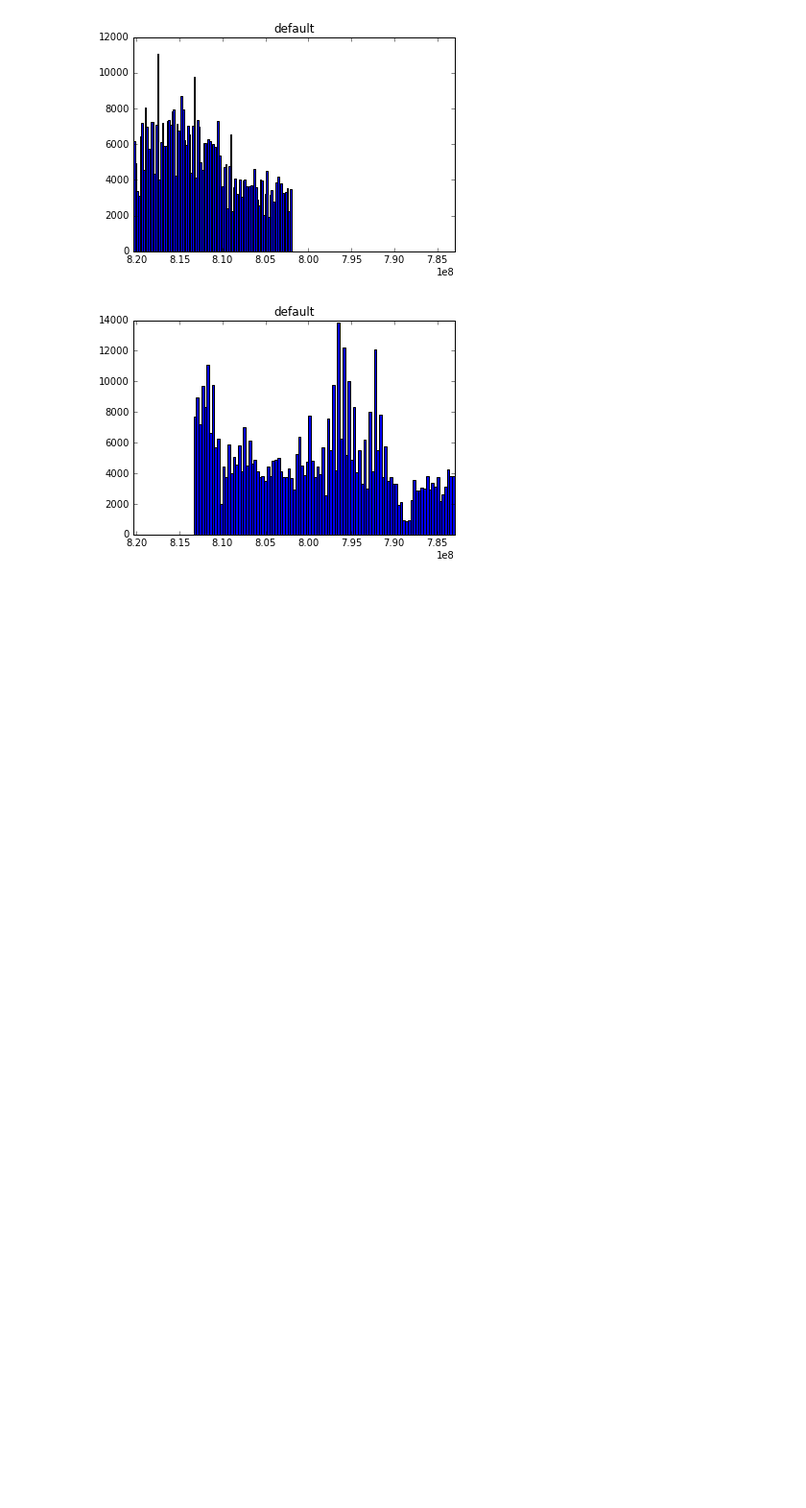
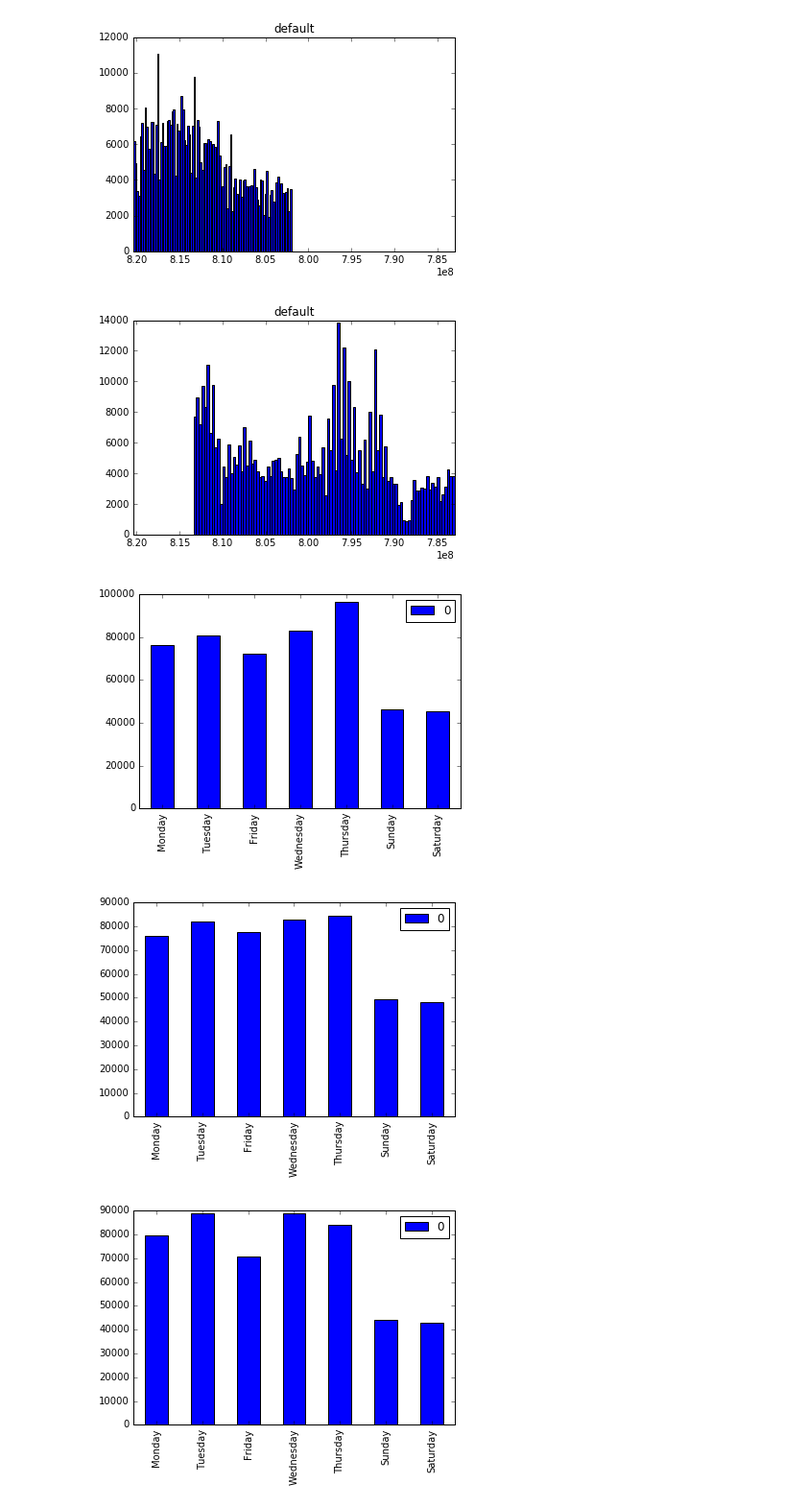
Before and after one commit to DawidSzcz/Eksploracja_projekt, a Jupyter notebook: Project.ipynb, the cells around one changed output. Shown at 96% size. Cells and saved outputs as stored; diff of their text form; code cells hidden in the pictures; blank space fills up the shorter version.

```diff
--- a/Project.ipynb
+++ b/Project.ipynb
@@ -77,3 +76,20 @@ print_hist(server_data[server_data['target'] == 3]['date'], lim=limes, b=100)
 [figure]
 [figure]
 [figure]
+# %%
+from collections import Counter
+from datetime import datetime
+
+def datebar(date, fmt):
+    c = Counter(map(lambda d: datetime.fromtimestamp(d).strftime(fmt), date))
+
+    d = pd.DataFrame.from_dict(c, orient='index')
+    d.plot(kind='bar')
+
+datebar(server_data[server_data['target'] == 1]['date'], "%A")
+datebar(server_data[server_data['target'] == 2]['date'], "%A")
+datebar(server_data[server_data['target'] == 3]['date'], "%A")
+# %% [output]
+[figure, added]
+[figure, added]
+[figure, added]
```
Also changed, not shown: parts of 8 cells of this notebook.
